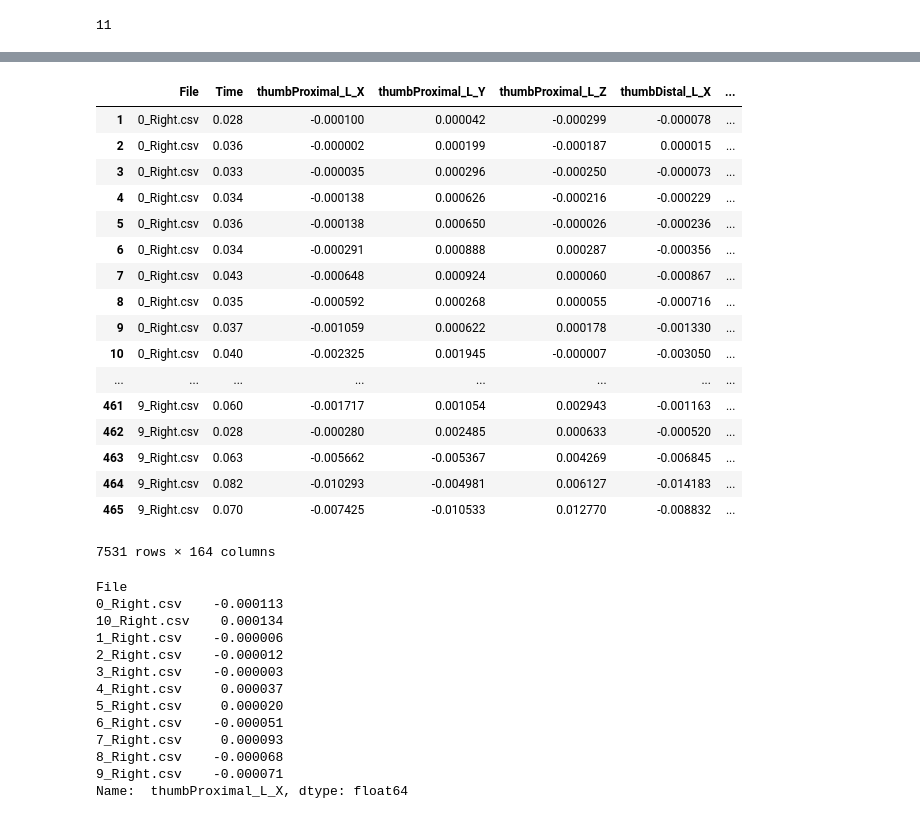
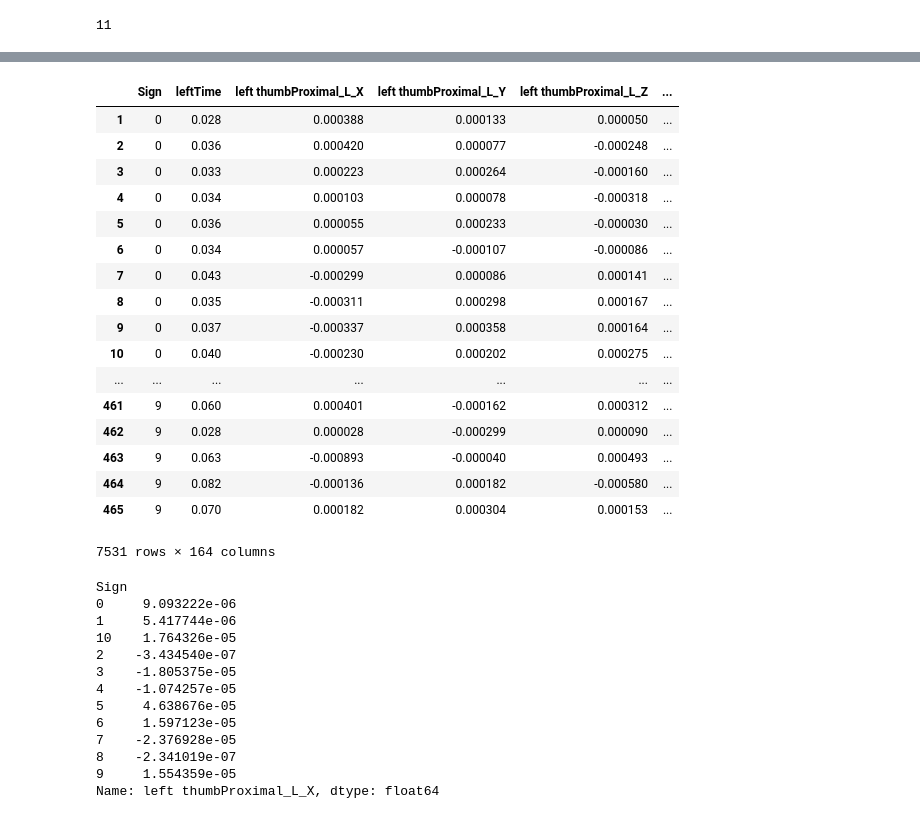
Before and after one commit to chenson2018/APM-Project, a Jupyter notebook: LeapMotion/LP Explore.ipynb, the cells around one changed output, grey strips where cells are left out. Drawn from its saved outputs; the diff is of its cells as text; code cells hidden in the pictures.

```diff
--- a/LeapMotion/LP Explore.ipynb
+++ b/LeapMotion/LP Explore.ipynb
@@ -62,40 +103,43 @@ df_list[0]
 # %%
-right_frame = pd.concat(df_list, axis=0, ignore_index=False)
+sign_frame = pd.concat(df_list, axis=0, ignore_index=False)
-# %%
-right_frame
-# %% [output]
-|  | File | Time | thumbProximal_L_X | thumbProximal_L_Y | thumbProximal_L_Z | thumbDistal_L_X | ... |
-| 1 | 0_Right.csv | 0.028 | -0.000100 | 0.000042 | -0.000299 | -0.000078 | ... |
-| 2 | 0_Right.csv | 0.036 | -0.000002 | 0.000199 | -0.000187 | 0.000015 | ... |
-| 3 | 0_Right.csv | 0.033 | -0.000035 | 0.000296 | -0.000250 | -0.000073 | ... |
-| 4 | 0_Right.csv | 0.034 | -0.000138 | 0.000626 | -0.000216 | -0.000229 | ... |
-| 5 | 0_Right.csv | 0.036 | -0.000138 | 0.000650 | -0.000026 | -0.000236 | ... |
-| 6 | 0_Right.csv | 0.034 | -0.000291 | 0.000888 | 0.000287 | -0.000356 | ... |
-| 7 | 0_Right.csv | 0.043 | -0.000648 | 0.000924 | 0.000060 | -0.000867 | ... |
-| 8 | 0_Right.csv | 0.035 | -0.000592 | 0.000268 | 0.000055 | -0.000716 | ... |
-| 9 | 0_Right.csv | 0.037 | -0.001059 | 0.000622 | 0.000178 | -0.001330 | ... |
-| 10 | 0_Right.csv | 0.040 | -0.002325 | 0.001945 | -0.000007 | -0.003050 | ... |
-| ... | ... | ... | ... | ... | ... | ... | ... |
-| 461 | 9_Right.csv | 0.060 | -0.001717 | 0.001054 | 0.002943 | -0.001163 | ... |
-| 462 | 9_Right.csv | 0.028 | -0.000280 | 0.002485 | 0.000633 | -0.000520 | ... |
-| 463 | 9_Right.csv | 0.063 | -0.005662 | -0.005367 | 0.004269 | -0.006845 | ... |
-| 464 | 9_Right.csv | 0.082 | -0.010293 | -0.004981 | 0.006127 | -0.014183 | ... |
-| 465 | 9_Right.csv | 0.070 | -0.007425 | -0.010533 | 0.012770 | -0.008832 | ... |
-7531 rows × 164 columns
-# %%
-right_frame.groupby('File')[' thumbProximal_L_X'].agg('mean')
-# %% [output]
-File
-0_Right.csv    -0.000113
-10_Right.csv    0.000134
-1_Right.csv    -0.000006
-2_Right.csv    -0.000012
-3_Right.csv    -0.000003
-4_Right.csv     0.000037
-5_Right.csv     0.000020
-6_Right.csv    -0.000051
-7_Right.csv     0.000093
-8_Right.csv    -0.000068
-9_Right.csv    -0.000071
-Name:  thumbProximal_L_X, dtype: float64
+# %%
+#note that this is still just for subject zero
+#you need to loop to get all subjects
+sign_frame
+# %% [output]
+|  | Sign | leftTime | left thumbProximal_L_X | left thumbProximal_L_Y | left thumbProximal_L_Z | ... |
+| 1 | 0 | 0.028 | 0.000388 | 0.000133 | 0.000050 | ... |
+| 2 | 0 | 0.036 | 0.000420 | 0.000077 | -0.000248 | ... |
+| 3 | 0 | 0.033 | 0.000223 | 0.000264 | -0.000160 | ... |
+| 4 | 0 | 0.034 | 0.000103 | 0.000078 | -0.000318 | ... |
+| 5 | 0 | 0.036 | 0.000055 | 0.000233 | -0.000030 | ... |
+| 6 | 0 | 0.034 | 0.000057 | -0.000107 | -0.000086 | ... |
+| 7 | 0 | 0.043 | -0.000299 | 0.000086 | 0.000141 | ... |
+| 8 | 0 | 0.035 | -0.000311 | 0.000298 | 0.000167 | ... |
+| 9 | 0 | 0.037 | -0.000337 | 0.000358 | 0.000164 | ... |
+| 10 | 0 | 0.040 | -0.000230 | 0.000202 | 0.000275 | ... |
+| ... | ... | ... | ... | ... | ... | ... |
+| 461 | 9 | 0.060 | 0.000401 | -0.000162 | 0.000312 | ... |
+| 462 | 9 | 0.028 | 0.000028 | -0.000299 | 0.000090 | ... |
+| 463 | 9 | 0.063 | -0.000893 | -0.000040 | 0.000493 | ... |
+| 464 | 9 | 0.082 | -0.000136 | 0.000182 | -0.000580 | ... |
+| 465 | 9 | 0.070 | 0.000182 | 0.000304 | 0.000153 | ... |
+7531 rows × 164 columns
+# %%
+#this is the still hand for signing numbers
+sign_frame.groupby('Sign')['left thumbProximal_L_X'].agg('mean')
+# %% [output]
+Sign
+0     9.093222e-06
+1     5.417744e-06
+10    1.764326e-05
+2    -3.434540e-07
+3    -1.805375e-05
+4    -1.074257e-05
+5     4.638676e-05
+6     1.597123e-05
+7    -2.376928e-05
+8    -2.341019e-07
+9     1.554359e-05
+Name: left thumbProximal_L_X, dtype: float64
 # %%
```
Also changed, not shown: parts of 10 cells of this notebook, 1 other file.
